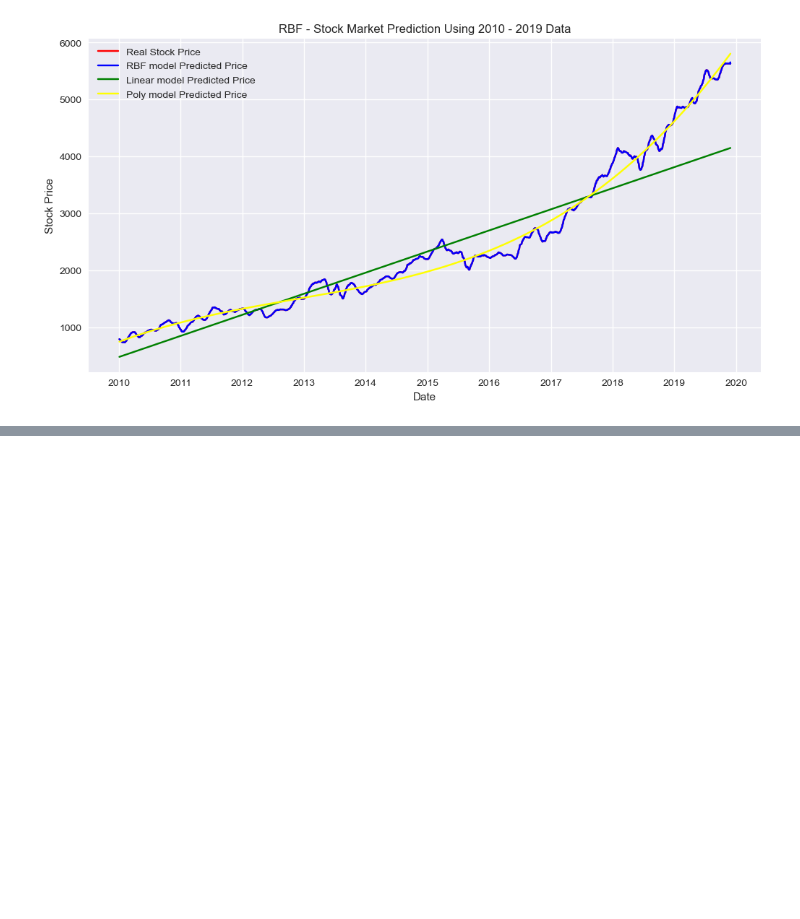
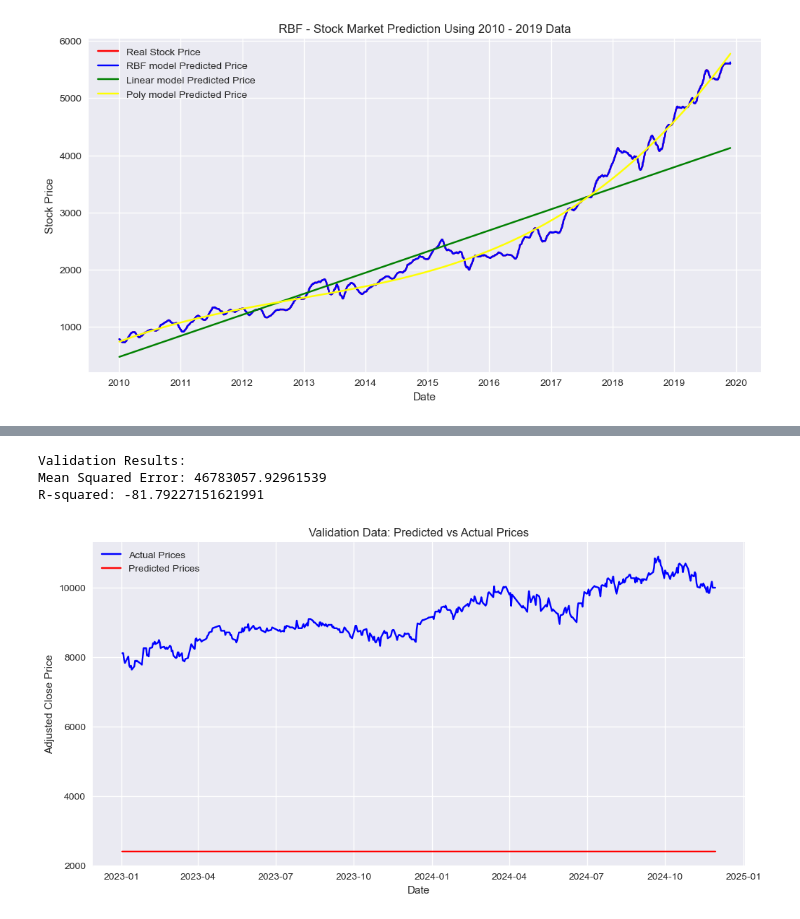
Before and after one commit to minseo0718/DS340W-Research, a Jupyter notebook: Stock_Market_Prediction_MA+SVM.ipynb, the cells around one changed output, grey strips where cells are left out. Cells and saved outputs as stored; diff of their text form; code cells hidden in the pictures; blank space fills up the shorter version.

```diff
--- a/Stock_Market_Prediction_MA+SVM.ipynb
+++ b/Stock_Market_Prediction_MA+SVM.ipynb
@@ -595,0 +719,48 @@ SVR Poly Test MAE Score: 337.79
+# %%
+# Import necessary libraries
+from sklearn.metrics import mean_squared_error, r2_score
+
+# Process validation data
+validation_indxed_dates = validation_data.copy()
+validation_indxed_dates = validation_indxed_dates.reset_index()
+
+# Store original dates for plotting
+validation_actual_dates = validation_indxed_dates['Date']
+
+# Convert dates to numerical format
+validation_indxed_dates['Date'] = validation_indxed_dates['Date'].map(mdates.date2num)
+
+# Prepare validation data
+validation_dates_data = validation_indxed_dates['Date'].to_numpy()
+validation_prices_data = validation_data['Adj Close'].to_numpy()
+
+# Convert to 1D vector
+validation_dates_data = np.reshape(validation_dates_data, (len(validation_dates_data), 1))
+validation_prices_data = np.reshape(validation_prices_data, (len(validation_prices_data), 1)).ravel()
+
+# Predict using the trained SVR model
+SVR_rbfk_validation = SVR_rbfk.predict(validation_dates_data)
+
+# Evaluate performance
+validation_mse = mean_squared_error(validation_prices_data, SVR_rbfk_validation)
+validation_r2 = r2_score(validation_prices_data, SVR_rbfk_validation)
+
+print("Validation Results:")
+print(f"Mean Squared Error: {validation_mse}")
+print(f"R-squared: {validation_r2}")
+
+# Plot validation results
+plt.figure(figsize=(12, 6))
+plt.title("Validation Data: Predicted vs Actual Prices")
+plt.plot(validation_actual_dates, validation_prices_data, label='Actual Prices', color='blue')
+plt.plot(validation_actual_dates, SVR_rbfk_validation, label='Predicted Prices', color='red')
+plt.xlabel('Date')
+plt.ylabel('Adjusted Close Price')
+plt.legend()
+plt.grid(True)
+plt.show()
+# %% [output]
+Validation Results:
+Mean Squared Error: 46783057.92961539
+R-squared: -81.79227151621991
+[figure, added]
```
Also changed, not shown: parts of 23 cells of this notebook, 2 other files.
